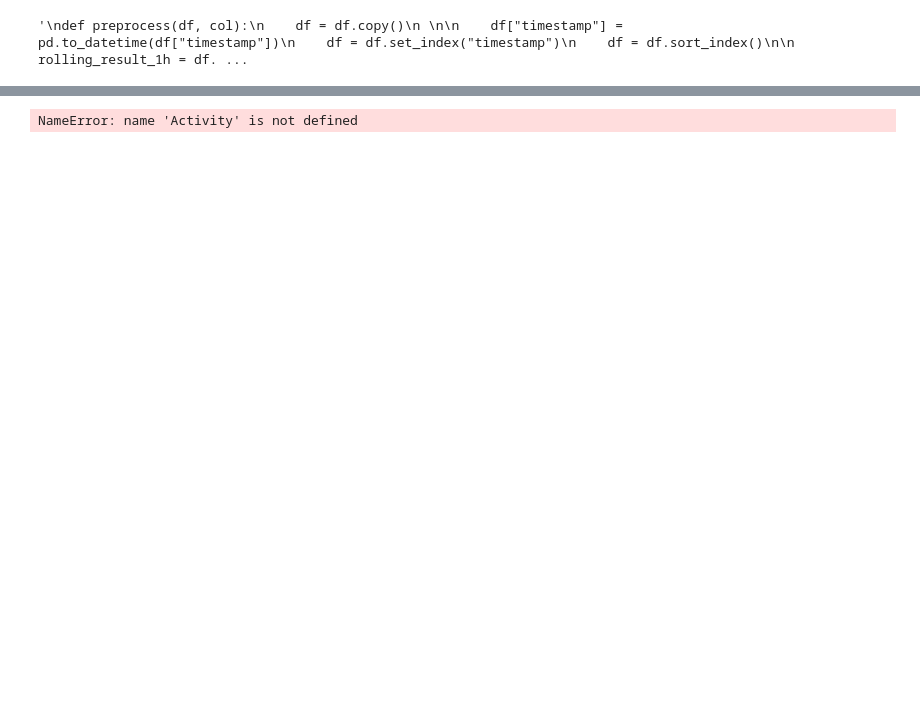
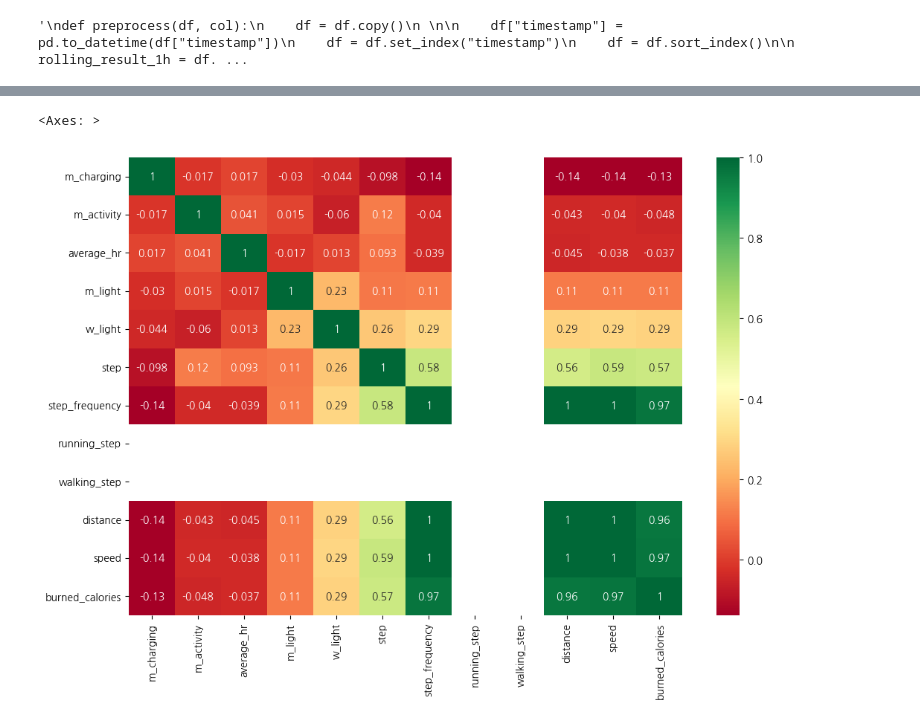
Before and after one commit to yunjun0914/dacon, a Jupyter notebook: ETRI 휴먼이해 인공지능/ETRI.ipynb, the cells around one changed output, grey strips where cells are left out. Saved outputs shown, nothing was run; the diff lists cells and outputs as text; code cells hidden in the pictures; blank space fills up the shorter version.

```diff
--- a/ETRI 휴먼이해 인공지능/ETRI.ipynb
+++ b/ETRI 휴먼이해 인공지능/ETRI.ipynb
@@ -470,12 +524,8 @@ for subject_id, group in merged_df_index.groupby("subject_id"):
-# %%
-for sid, group in Activity.groupby("subject_id"):
-    plt.figure(figsize = (12,8))
-    plt.plot(group["timestamp"], group["m_activity_rolling_mean_1D"], label=f"User {sid}")
-    plt.plot(group["timestamp"], group["m_activity_rolling_mean_1H"], alpha = 0.3, label = "Raw")
-    plt.xlabel("Time")
-    plt.ylabel("Activity Mean")
-    plt.title("Hourly Activity Trend")
-    plt.legend()
-    plt.show()
-# %% [output]
-NameError: name 'Activity' is not defined
+# %%
+p_merged = merged_df.corr(method = "pearson")
+
+plt.figure(figsize = (12,8))
+sns.heatmap(p_merged, cmap = "RdYlGn", annot = True)
+# %% [output]
+<Axes: >
+[figure, added]
```
Also changed, not shown: parts of 9 cells of this notebook.
